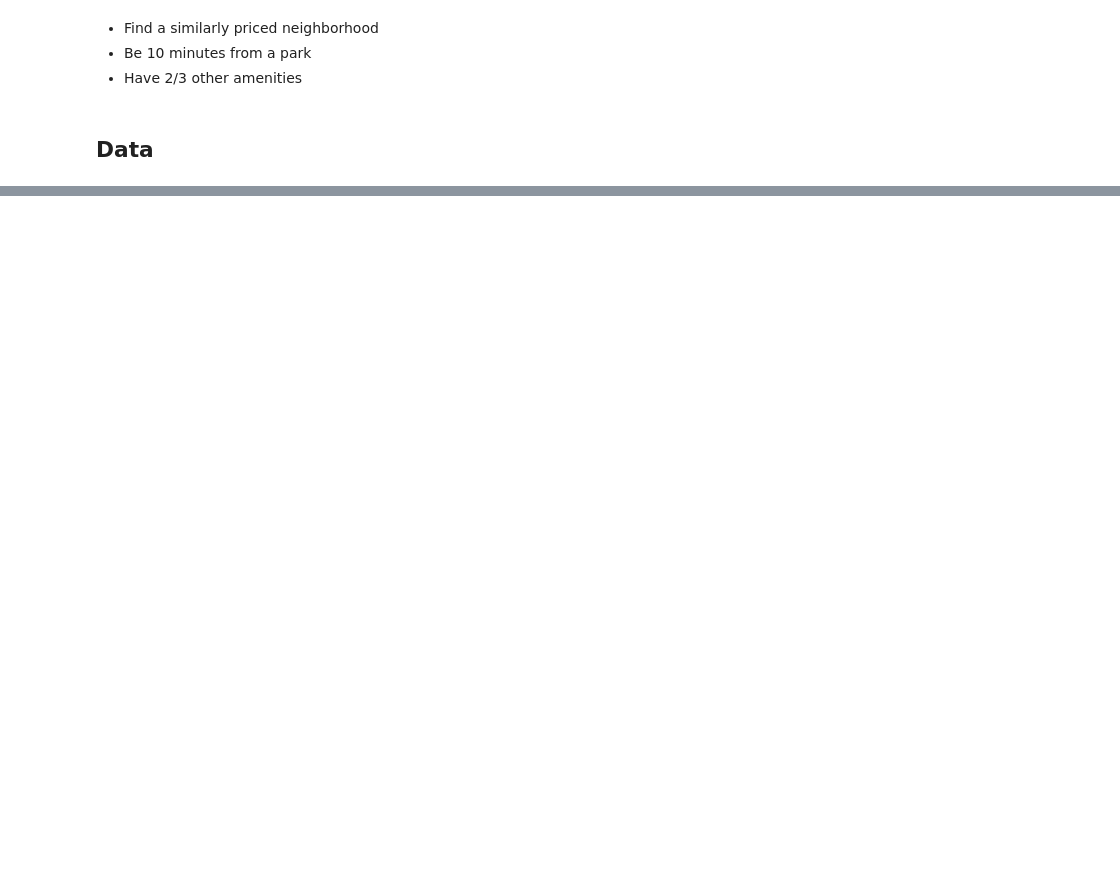
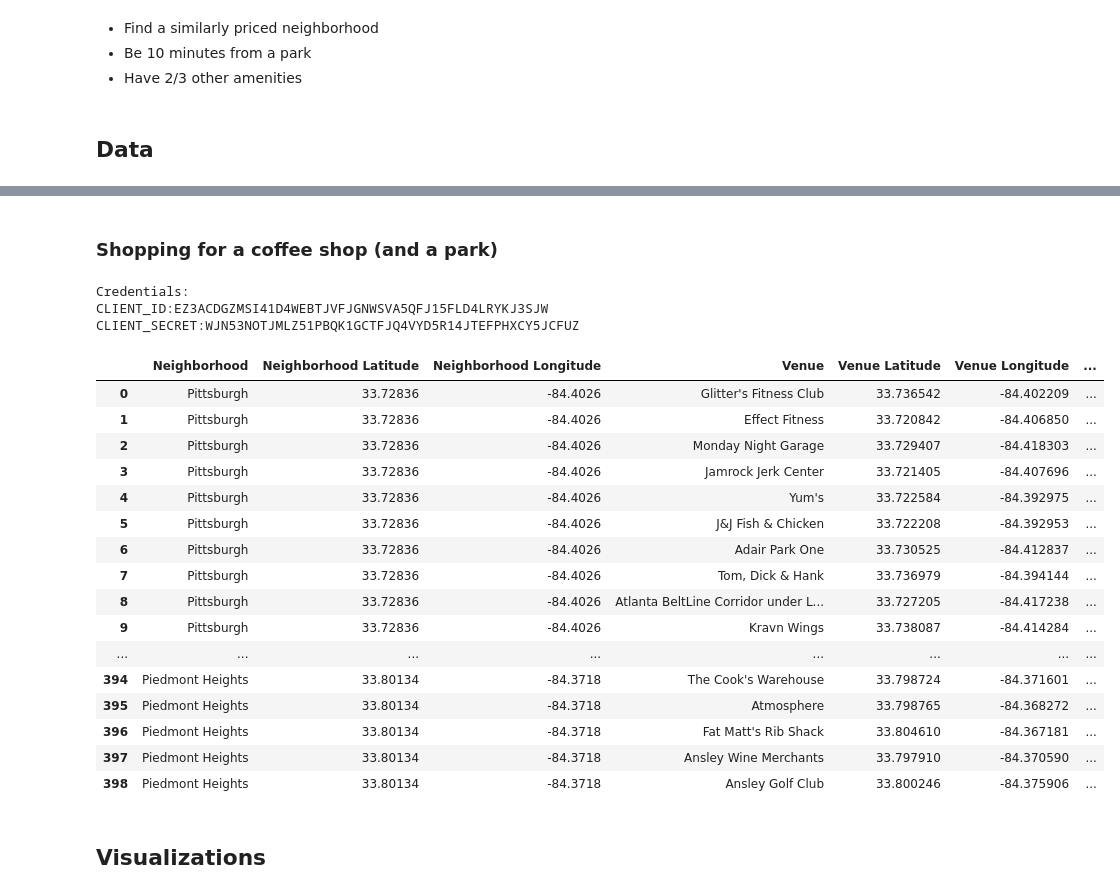
Before and after one commit to ssanc37/RELEASEME, a Jupyter notebook: Tracking Changes in Atlanta's Neighborhoods.ipynb, the cells around one changed output, grey strips where cells are left out. Drawn from its saved outputs; the diff is of its cells as text; code cells hidden in the pictures; blank space fills up the shorter version.

```diff
--- a/Tracking Changes in Atlanta's Neighborhoods.ipynb
+++ b/Tracking Changes in Atlanta's Neighborhoods.ipynb
@@ -64,0 +337,2 @@ The Geocoder Python package was used to retrieve the latitudes and longitudes of
+# %% [markdown]
+### Shopping for a coffee shop (and a park)
@@ -64,0 +341,77 @@ The Geocoder Python package was used to retrieve the latitudes and longitudes of
+# %%
+CLIENT_ID = 'EZ3ACDGZMSI41D4WEBTJVFJGNWSVA5QFJ15FLD4LRYKJ3SJW' # your Foursquare ID
+CLIENT_SECRET = 'WJN53NOTJMLZ51PBQK1GCTFJQ4VYD5R14JTEFPHXCY5JCFUZ' # your Foursquare Secret
+VERSION = '20180605'
+limit = 15
+print('Credentials:')
+print('CLIENT_ID:'+ CLIENT_ID)
+print('CLIENT_SECRET:'+ CLIENT_SECRET)
+# %% [output]
+Credentials:
+CLIENT_ID:EZ3ACDGZMSI41D4WEBTJVFJGNWSVA5QFJ15FLD4LRYKJ3SJW
+CLIENT_SECRET:WJN53NOTJMLZ51PBQK1GCTFJQ4VYD5R14JTEFPHXCY5JCFUZ
+# %%
+def getNearbyVenues(names, latitudes, longitudes, radius=1600):
+
+    venues_list=[]
+    for name, lat, lng in zip(names, latitudes, longitudes):
+
+
+        # create the API request URL
+        url = 'https://api.foursquare.com/v2/venues/explore?&client_id={}&client_secret={}&v={}&ll={},{}&radius={}&limit={}'.format(
+            CLIENT_ID,
+            CLIENT_SECRET,
+            VERSION,
+            lat,
+            lng,
+            radius,
+            limit)
+
+        # make the GET request
+        results = requests.get(url).json()["response"]['groups'][0]['items']
+
+        # return only relevant information for each nearby venue
+        venues_list.append([(
+            name,
+            lat,
+            lng,
+            v['venue']['name'],
+            v['venue']['location']['lat'],
+            v['venue']['location']['lng'],
+            v['venue']['categories'][0]['name']) for v in results])
+
+    nearby_venues = pd.DataFrame([item for venue_list in venues_list for item in venue_list])
+    nearby_venues.columns = ['Neighborhood',
+                  'Neighborhood Latitude',
+                  'Neighborhood Longitude',
+                  'Venue',
+                  'Venue Latitude',
+                  'Venue Longitude',
+                  'Venue Category']
+
+    return(nearby_venues)
+# %%
+getNearbyVenues(names=df3['Neighborhood'],
+                                   latitudes=df3['Latitude'],
+                                   longitudes=df3['Longitude']
+                                   )
+# %% [output]
+|  | Neighborhood | Neighborhood Latitude | Neighborhood Longitude | Venue | Venue Latitude | Venue Longitude | ... |
+| 0 | Pittsburgh | 33.72836 | -84.4026 | Glitter's Fitness Club | 33.736542 | -84.402209 | ... |
+| 1 | Pittsburgh | 33.72836 | -84.4026 | Effect Fitness | 33.720842 | -84.406850 | ... |
+| 2 | Pittsburgh | 33.72836 | -84.4026 | Monday Night Garage | 33.729407 | -84.418303 | ... |
+| 3 | Pittsburgh | 33.72836 | -84.4026 | Jamrock Jerk Center | 33.721405 | -84.407696 | ... |
+| 4 | Pittsburgh | 33.72836 | -84.4026 | Yum's | 33.722584 | -84.392975 | ... |
+| 5 | Pittsburgh | 33.72836 | -84.4026 | J&J Fish & Chicken | 33.722208 | -84.392953 | ... |
+| 6 | Pittsburgh | 33.72836 | -84.4026 | Adair Park One | 33.730525 | -84.412837 | ... |
+| 7 | Pittsburgh | 33.72836 | -84.4026 | Tom, Dick & Hank | 33.736979 | -84.394144 | ... |
+| 8 | Pittsburgh | 33.72836 | -84.4026 | Atlanta BeltLine Corridor under L... | 33.727205 | -84.417238 | ... |
+| 9 | Pittsburgh | 33.72836 | -84.4026 | Kravn Wings | 33.738087 | -84.414284 | ... |
+| ... | ... | ... | ... | ... | ... | ... | ... |
+| 394 | Piedmont Heights | 33.80134 | -84.3718 | The Cook's Warehouse | 33.798724 | -84.371601 | ... |
+| 395 | Piedmont Heights | 33.80134 | -84.3718 | Atmosphere | 33.798765 | -84.368272 | ... |
+| 396 | Piedmont Heights | 33.80134 | -84.3718 | Fat Matt's Rib Shack | 33.804610 | -84.367181 | ... |
+| 397 | Piedmont Heights | 33.80134 | -84.3718 | Ansley Wine Merchants | 33.797910 | -84.370590 | ... |
+| 398 | Piedmont Heights | 33.80134 | -84.3718 | Ansley Golf Club | 33.800246 | -84.375906 | ... |
+# %% [markdown]
+## Visualizations
```
Also changed, not shown: parts of 38 cells of this notebook.
